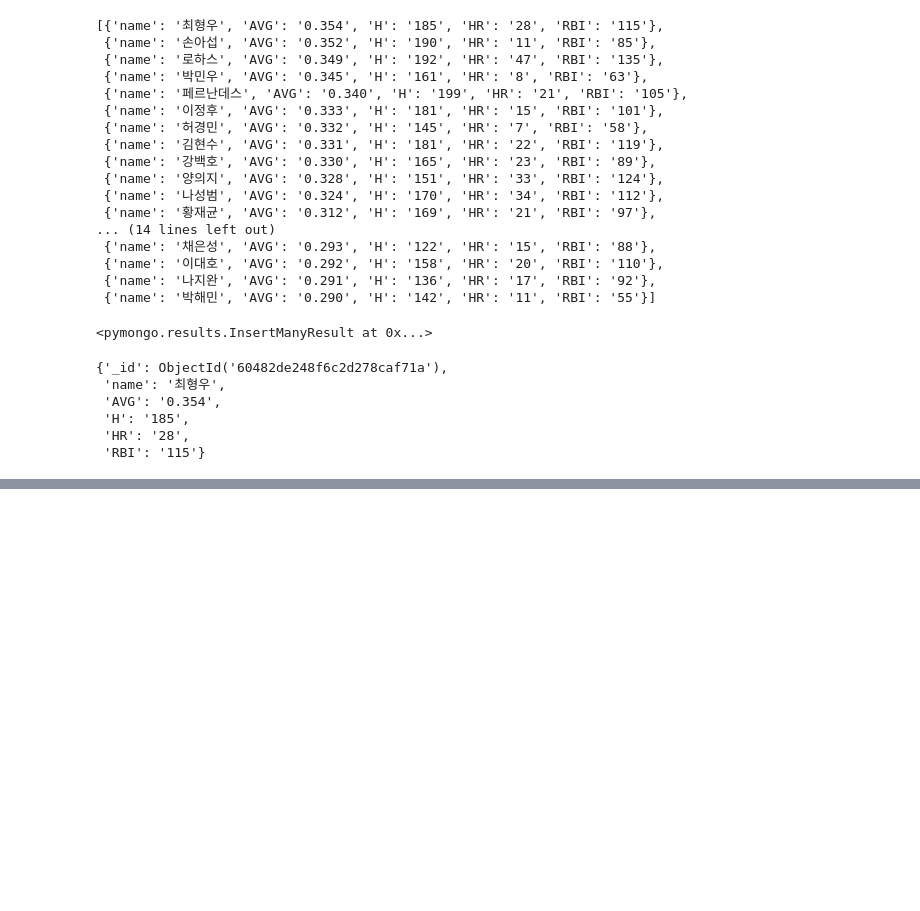
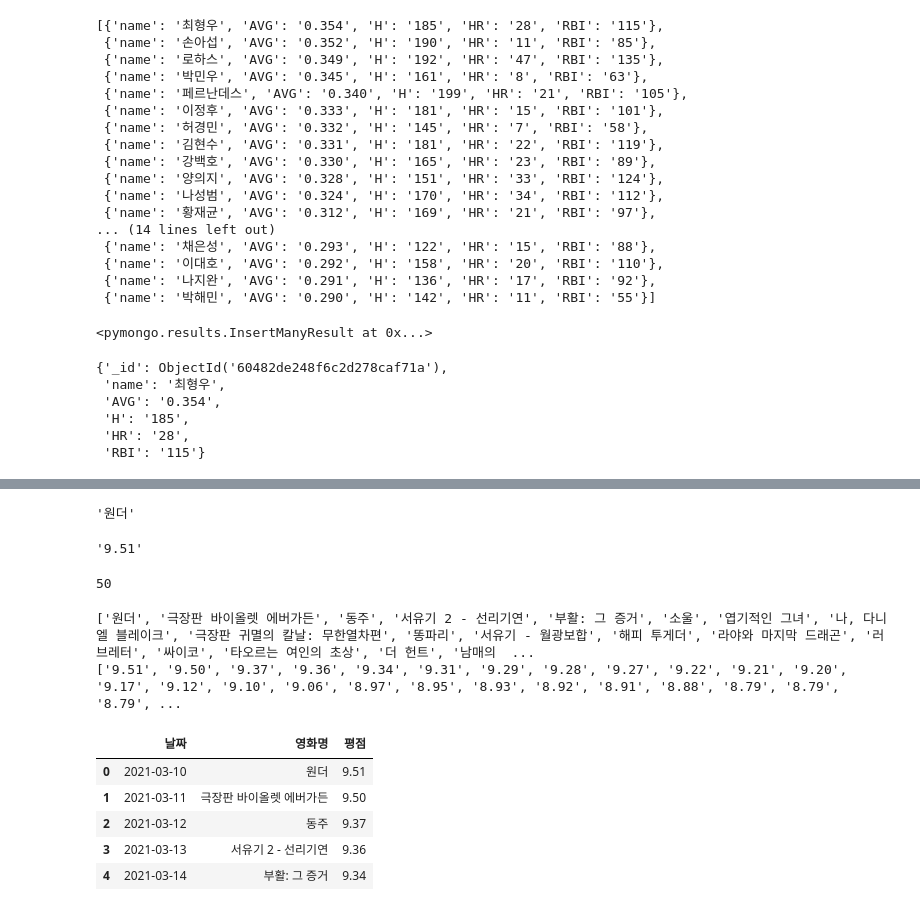
Before and after one commit to dhdmsdud/TIL, a Jupyter notebook: MachinLearning/Scraping[01].ipynb, the cells around one changed output, grey strips where cells are left out. Drawn from its saved outputs; the diff is of its cells as text; code cells hidden in the pictures; blank space fills up the shorter version.

```diff
--- a/MachinLearning/Scraping[01].ipynb
+++ b/MachinLearning/Scraping[01].ipynb
@@ -233,0 +239,17 @@ baseballCollection.find_one()
+# %%
+baseUrl = 'https://search.naver.com/search.naver?where=image&sm=tab_jum&query='
+searchKeyword = input('검색어 입력 : ')
+maxCnt = int(input('갯수 : '))
+
+url = baseUrl + quote_plus(searchKeyword)
+
+try :
+    html = urlopen(url)
+except HTTPError as he :
+    print('http error')
+except URLError as ue :
+    print('url error')
+else :
+    soup = BeautifulSoup(html.read(), 'html.parser')
+
+soup
@@ -233,0 +269,13 @@ baseballCollection.find_one()
+# %%
+url = 'https://movie.naver.com/movie/sdb/rank/rmovie.nhn?sel=cur&date=20210309'
+
+try :
+    html = urlopen(url)
+except HTTPError as he :
+    print('http error')
+except URLError as ue :
+    print('url error')
+else :
+    soup = BeautifulSoup(html.read(), 'html.parser')
+
+soup
@@ -233,0 +300,43 @@ baseballCollection.find_one()
+# %%
+# movie name : text, string, get_text
+
+soup.find_all('div', 'tit5')[0].a.text
+# %% [output]
+'원더'
+# %%
+# 평점 가져오기
+
+soup.find_all('td', 'point')[0].string
+# %% [output]
+'9.51'
+# %%
+len(soup.find_all('td','point'))
+# %% [output]
+50
+# %%
+# 영화명, 평점을 담는 리스트 생성
+
+movie_list = [soup.find_all('div', 'tit5')[n].a.string for n in range(0, 50)]
+point_list = [soup.find_all('td', 'point')[n].string for n in range(0, 50)]
+# %%
+print(movie_list)
+print(point_list)
+# %% [output]
+['원더', '극장판 바이올렛 에버가든', '동주', '서유기 2 - 선리기연', '부활: 그 증거', '소울', '엽기적인 그녀', '나, 다니엘 블레이크', '극장판 귀멸의 칼날: 무한열차편', '똥파리', '서유기 - 월광보합', '해피 투게더', '라야와 마지막 드래곤', '러브레터', '싸이코', '타오르는 여인의 초상', '더 헌트', '남매의  ...
+['9.51', '9.50', '9.37', '9.36', '9.34', '9.31', '9.29', '9.28', '9.27', '9.22', '9.21', '9.20', '9.17', '9.12', '9.10', '9.06', '8.97', '8.95', '8.93', '8.92', '8.91', '8.88', '8.79', '8.79', '8.79', ...
+# %%
+# 날짜 생성 : 오늘을 기준으로 50일 --> pd.date_range()
+# 날짜, 영화명, 평점 DF 생성
+
+date_list = pd.date_range('20210310', periods=50)
+movieDF = pd.DataFrame({'날짜' : date_list,
+                       '영화명' : movie_list,
+                       '평점' : point_list})
+movieDF.head()
+# %% [output]
+|  | 날짜 | 영화명 | 평점 |
+| 0 | 2021-03-10 | 원더 | 9.51 |
+| 1 | 2021-03-11 | 극장판 바이올렛 에버가든 | 9.50 |
+| 2 | 2021-03-12 | 동주 | 9.37 |
+| 3 | 2021-03-13 | 서유기 2 - 선리기연 | 9.36 |
+| 4 | 2021-03-14 | 부활: 그 증거 | 9.34 |
```
Also changed, not shown: parts of 28 cells of this notebook.
